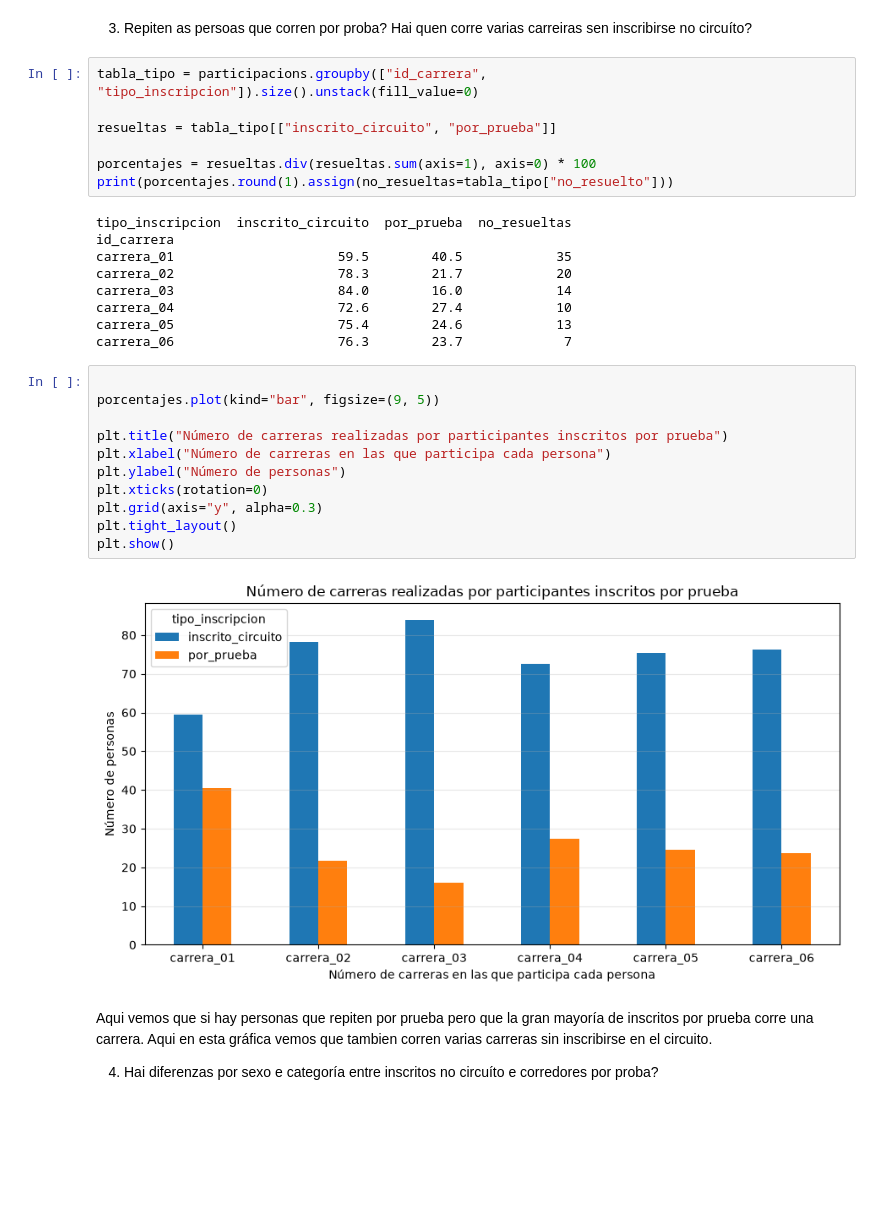
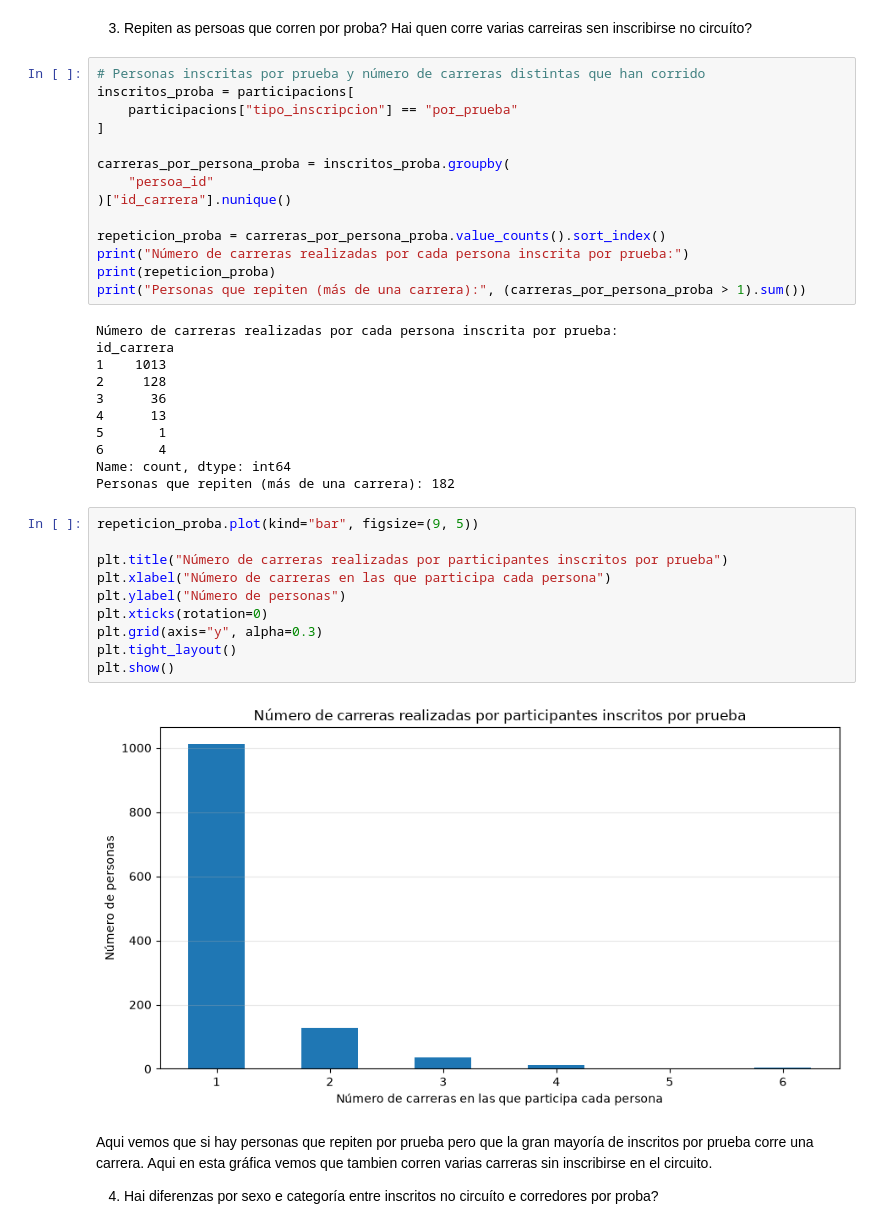
Before and after one commit to davidfernandowirtz/p2-coruna-corre, a Jupyter notebook: notebooks/04_analisis_base.ipynb, the cells around one changed output. Drawn from its saved outputs; the diff is of its cells as text; blank space fills up the shorter version.

```diff
--- a/notebooks/04_analisis_base.ipynb
+++ b/notebooks/04_analisis_base.ipynb
@@ -257,34 +267,42 @@ plt.show()
 # %% [markdown]
 3. Repiten as persoas que corren por proba? Hai quen corre varias carreiras sen inscribirse no circuíto?
 # %%
-tabla_tipo = participacions.groupby(["id_carrera", "tipo_inscripcion"]).size().unstack(fill_value=0)
+# Personas inscritas por prueba y número de carreras distintas que han corrido
+inscritos_proba = participacions[
+    participacions["tipo_inscripcion"] == "por_prueba"
+]
 
-resueltas = tabla_tipo[["inscrito_circuito", "por_prueba"]]
+carreras_por_persona_proba = inscritos_proba.groupby(
+    "persoa_id"
+)["id_carrera"].nunique()
 
-porcentajes = resueltas.div(resueltas.sum(axis=1), axis=0) * 100
-print(porcentajes.round(1).assign(no_resueltas=tabla_tipo["no_resuelto"]))
+repeticion_proba = carreras_por_persona_proba.value_counts().sort_index()
+print("Número de carreras realizadas por cada persona inscrita por prueba:")
+print(repeticion_proba)
+print("Personas que repiten (más de una carrera):", (carreras_por_persona_proba > 1).sum())
 # %% [output]
-tipo_inscripcion  inscrito_circuito  por_prueba  no_resueltas
+Número de carreras realizadas por cada persona inscrita por prueba:
 id_carrera
-carrera_01                     59.5        40.5            35
-carrera_02                     78.3        21.7            20
-carrera_03                     84.0        16.0            14
-carrera_04                     72.6        27.4            10
-carrera_05                     75.4        24.6            13
-carrera_06                     76.3        23.7             7
+1    1013
+2     128
+3      36
+4      13
+5       1
+6       4
+Name: count, dtype: int64
+Personas que repiten (más de una carrera): 182
 # %%
-
-porcentajes.plot(kind="bar", figsize=(9, 5))
+repeticion_proba.plot(kind="bar", figsize=(9, 5))
 
 plt.title("Número de carreras realizadas por participantes inscritos por prueba")
 plt.xlabel("Número de carreras en las que participa cada persona")
 plt.ylabel("Número de personas")
 plt.xticks(rotation=0)
 plt.grid(axis="y", alpha=0.3)
 plt.tight_layout()
 plt.show()
 # %% [output]
-[figure, old version]
+[figure, new version]
 # %% [markdown]
 Aqui vemos que si hay personas que repiten por prueba pero que la gran mayoría de inscritos por prueba corre una carrera. Aqui en esta gráfica vemos que tambien corren varias carreras sin inscribirse en el circuito.
 
```
Also changed, not shown: parts of 9 cells of this notebook.
